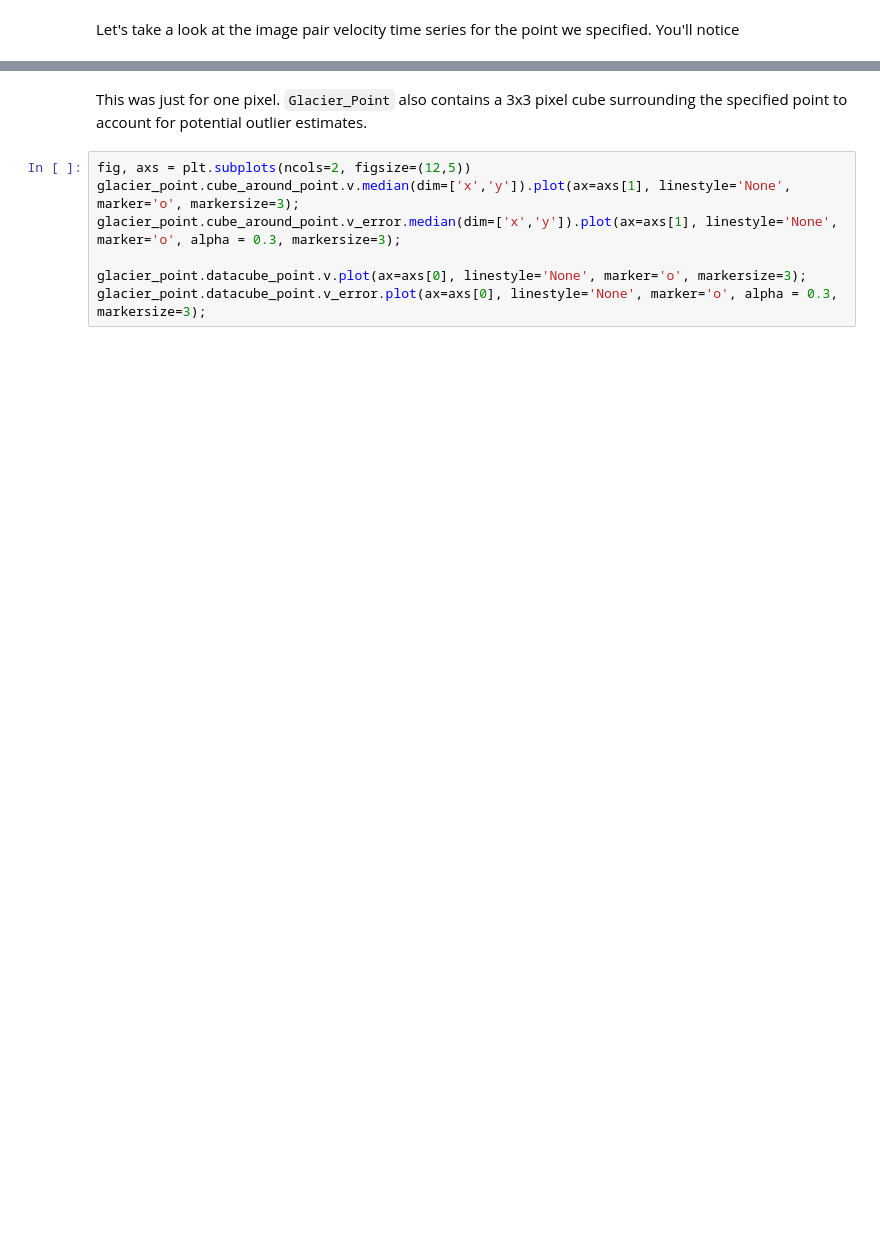
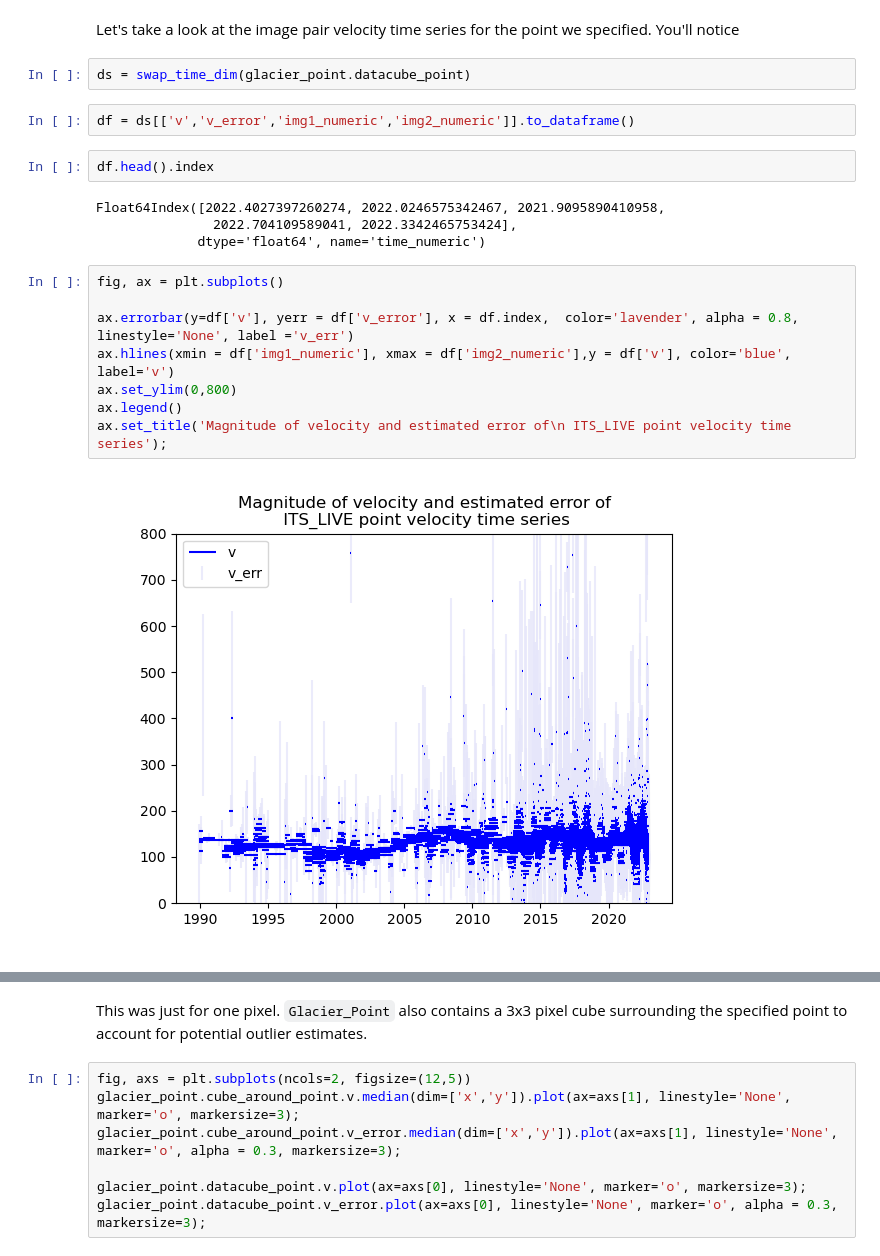
Before and after one commit to vdevauxchupin/ITS_LIVE_TOOL, a Jupyter notebook: nbs/05_GPregression.ipynb, the cells around one changed output, grey strips where cells are left out. Saved outputs shown, nothing was run; the diff lists cells and outputs as text; blank space fills up the shorter version.

```diff
--- a/nbs/05_GPregression.ipynb
+++ b/nbs/05_GPregression.ipynb
@@ -43,5 +43,25 @@ subset and load at  63.22 seconds
 # %% [markdown]
 Let's take a look at the image pair velocity time series for the point we specified. You'll notice
+# %%
+ds = swap_time_dim(glacier_point.datacube_point)
+# %%
+df = ds[['v','v_error','img1_numeric','img2_numeric']].to_dataframe()
+# %%
+df.head().index
+# %% [output]
+Float64Index([2022.4027397260274, 2022.0246575342467, 2021.9095890410958,
+               2022.704109589041, 2022.3342465753424],
+             dtype='float64', name='time_numeric')
+# %%
+fig, ax = plt.subplots()
+
+ax.errorbar(y=df['v'], yerr = df['v_error'], x = df.index,  color='lavender', alpha = 0.8, linestyle='None', label ='v_err')
+ax.hlines(xmin = df['img1_numeric'], xmax = df['img2_numeric'],y = df['v'], color='blue', label='v')
+ax.set_ylim(0,800)
+ax.legend()
+ax.set_title('Magnitude of velocity and estimated error of\n ITS_LIVE point velocity time series');
+# %% [output]
+[figure, added]
 # %%
 fig, ax = plt.subplots()
 glacier_point.datacube_point.v.plot(ax=ax, linestyle='None', marker='o', markersize=3);
```
Also changed, not shown: parts of 9 cells of this notebook, 10 other files.
